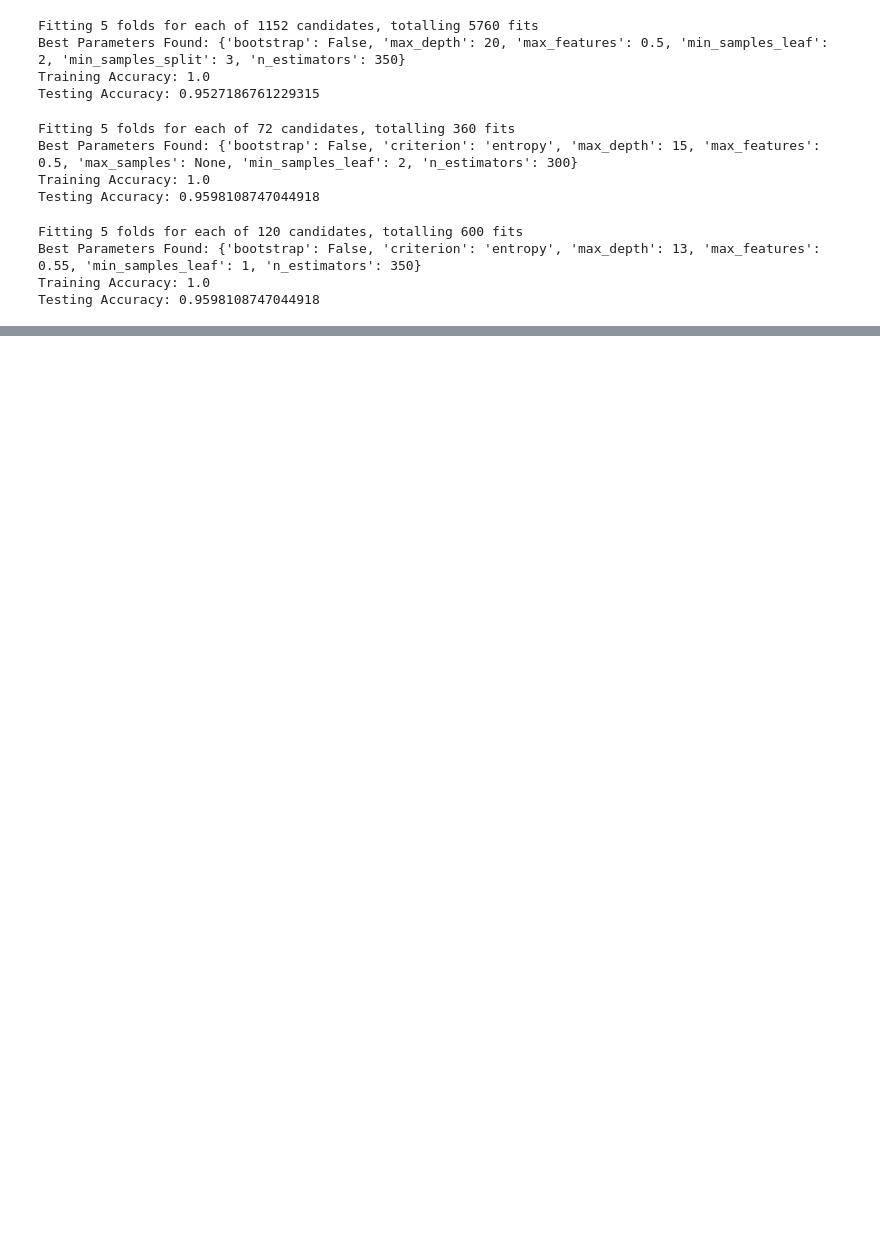
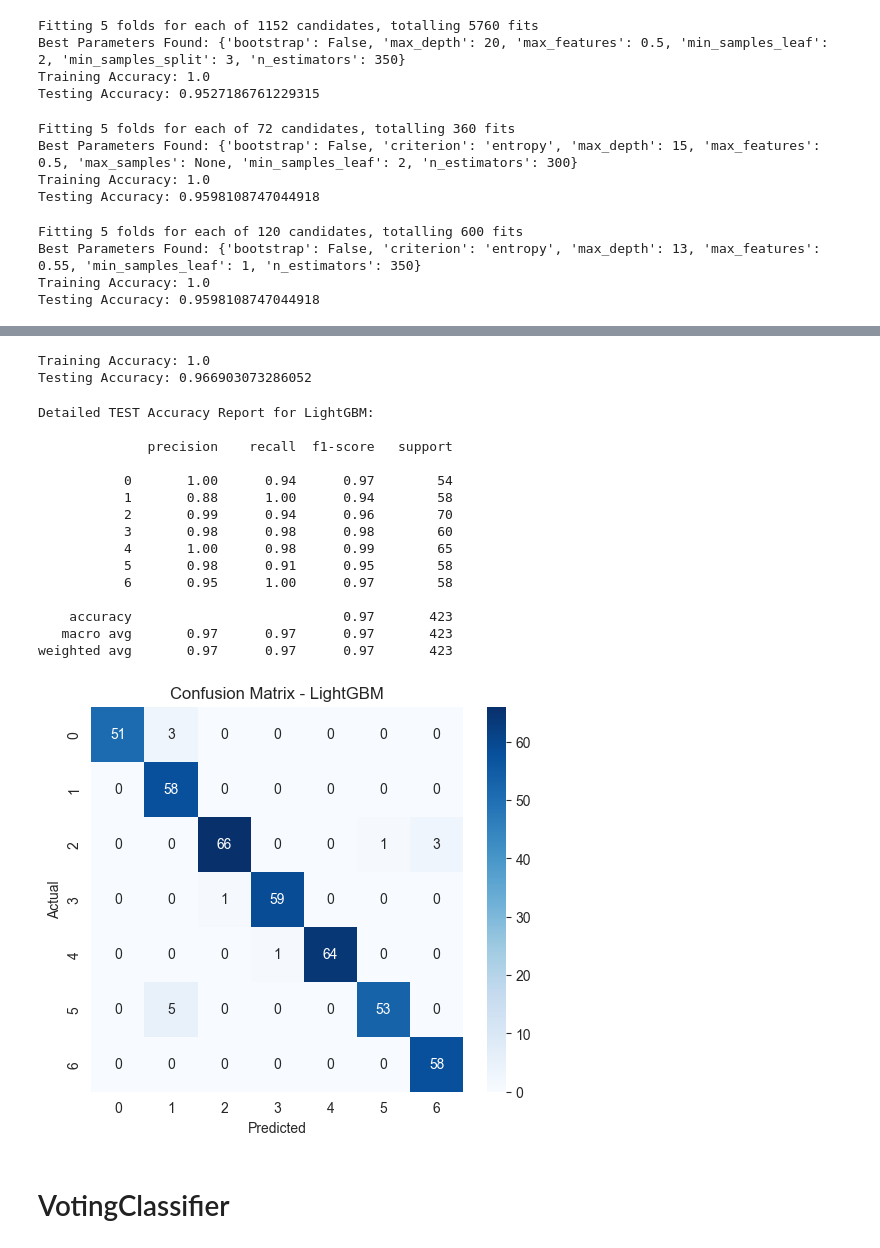
Before and after one commit to ratul-d/obesity-level-prediction, a Jupyter notebook: jupyter_notebooks/03_hyperparameter_tuning.ipynb, the cells around one changed output, grey strips where cells are left out. Saved outputs shown, nothing was run; the diff lists cells and outputs as text; code cells hidden in the pictures; blank space fills up the shorter version.

```diff
--- a/jupyter_notebooks/03_hyperparameter_tuning.ipynb
+++ b/jupyter_notebooks/03_hyperparameter_tuning.ipynb
@@ -171,0 +267,9 @@ weighted avg       0.96      0.96      0.96       423
+# %%
+from lightgbm import LGBMClassifier
+
+lgbm_model = LGBMClassifier()
+
+lgbm_model.fit(x_train, y_train)
+
+# Save model
+# joblib.dump(lgbm_model, "../models/lightgbm_model.pkl")
@@ -171,0 +295,40 @@ weighted avg       0.96      0.96      0.96       423
+# %%
+y_train_pred_lgbm = lgbm_model.predict(x_train)
+y_test_pred_lgbm = lgbm_model.predict(x_test)
+
+print("Training Accuracy:", accuracy_score(y_train, y_train_pred_lgbm))
+print("Testing Accuracy:", accuracy_score(y_test, y_test_pred_lgbm))
+# %% [output]
+Training Accuracy: 1.0
+Testing Accuracy: 0.966903073286052
+# %%
+print("\nDetailed TEST Accuracy Report for LightGBM:\n")
+print(classification_report(y_test, y_test_pred_lgbm))
+
+cm_lgbm = confusion_matrix(y_test, y_test_pred_lgbm)
+plt.figure(figsize=(6,5))
+sns.heatmap(cm_lgbm, annot=True, fmt='d', cmap='Blues')
+plt.ylabel('Actual')
+plt.xlabel('Predicted')
+plt.title('Confusion Matrix - LightGBM')
+#plt.savefig('../results/accuracy_figures/confusion_matrices/LightGBM Confusion Matrix.png', dpi=300)
+plt.show()
+# %% [output]
+Detailed TEST Accuracy Report for LightGBM:
+
+              precision    recall  f1-score   support
+
+           0       1.00      0.94      0.97        54
+           1       0.88      1.00      0.94        58
+           2       0.99      0.94      0.96        70
+           3       0.98      0.98      0.98        60
+           4       1.00      0.98      0.99        65
+           5       0.98      0.91      0.95        58
+           6       0.95      1.00      0.97        58
+
+    accuracy                           0.97       423
+   macro avg       0.97      0.97      0.97       423
+weighted avg       0.97      0.97      0.97       423
+[figure, added]
+# %% [markdown]
+# VotingClassifier
```
Also changed, not shown: parts of 23 cells of this notebook, 27 other files.
